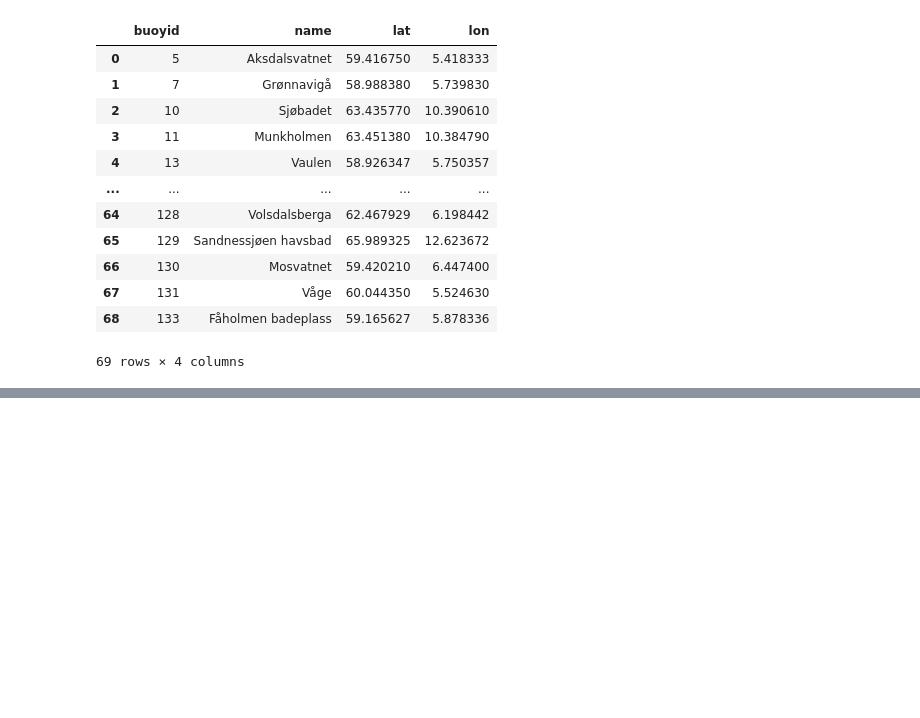
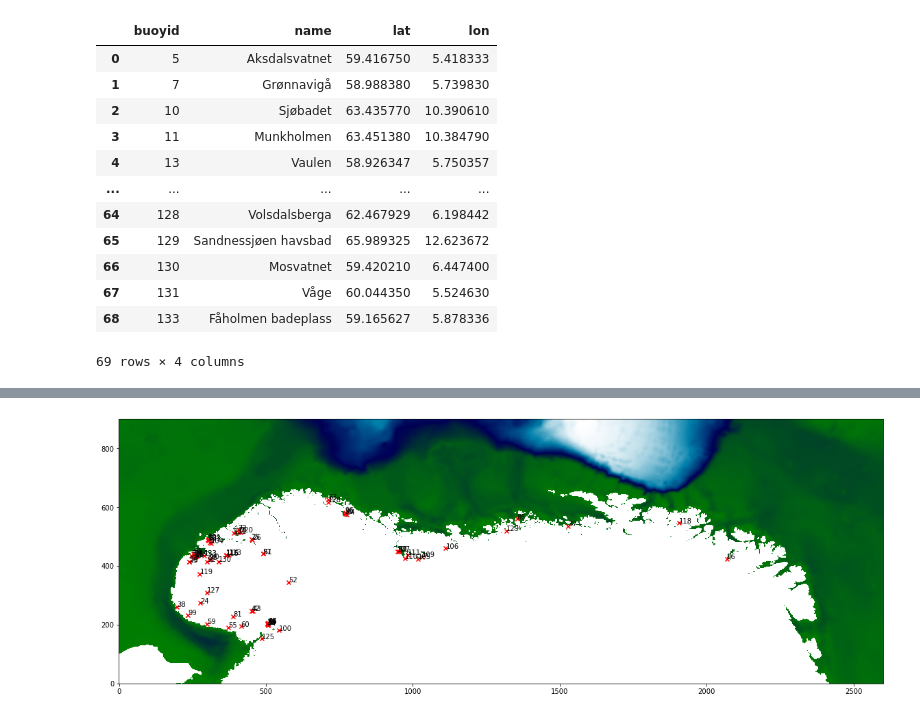
Before and after one commit to FlorianBeiser/havvarsel-data-driven-pred, a Jupyter notebook: HavvarselExplorer.ipynb, the cells around one changed output, grey strips where cells are left out. Cells and saved outputs as stored; diff of their text form; code cells hidden in the pictures; blank space fills up the shorter version.

Commit message:
Exploring new data in map

```diff
--- a/HavvarselExplorer.ipynb
+++ b/HavvarselExplorer.ipynb
@@ -86,12 +84,0 @@ norway = world[world["name"]=="Norway"]
-# %%
-lon = np.array(badevann_df["lon"],dtype=float)
-lat = np.array(badevann_df["lat"],dtype=float)
-buoyid = np.array(badevann_df["buoyid"],dtype=int)
-
-fig, ax = plt.subplots(1,1,figsize=(10,15))
-bg = norway.plot(ax=ax)
-ax.set_ylim((57,72))
-
-ax.scatter(np.array(badevann_df["lon"],dtype=float), np.array(badevann_df["lat"],dtype=float), c="red", marker="x")
-for i, txt in enumerate(buoyid):
-    ax.annotate(str(txt), (lon[i], lat[i]))
@@ -99,0 +94,7 @@ for i, txt in enumerate(buoyid):
+# %%
+nc = netCDF4.MFDataset(['https://thredds.met.no/thredds/dodsC/fou-hi/norkyst800m-1h/NorKyst-800m_ZDEPTHS_his.an.2021100100.nc'])
+
+proj = pyproj.Proj(nc["projection_stere"].proj4)
+
+lons = nc["lon"][:].data
+lats = nc["lat"][:].data
@@ -99,0 +111,16 @@ for i, txt in enumerate(buoyid):
+# %%
+xys = np.zeros((lon.shape[0],2))
+for buoy in range(lon.shape[0]):
+    xys[buoy,0], xys[buoy,1] = latlonPROJcell(proj, lat[buoy], lon[buoy])
+# %%
+h = nc["h"][:].data
+land_value = h.min()
+land = np.ma.masked_where(h == land_value, h)
+# %%
+fig, ax = plt.subplots(1,1,figsize=(20,10))
+ax.imshow(land, cmap='ocean', origin="lower")
+ax.scatter(xys[:,0], xys[:,1], c='r', marker='x')
+for i, txt in enumerate(buoyid):
+    ax.annotate(str(txt), (xys[i,0], xys[i,1]))
+# %% [output]
+[figure, added]
```
Also changed, not shown: parts of 7 cells of this notebook, 3 other files.
